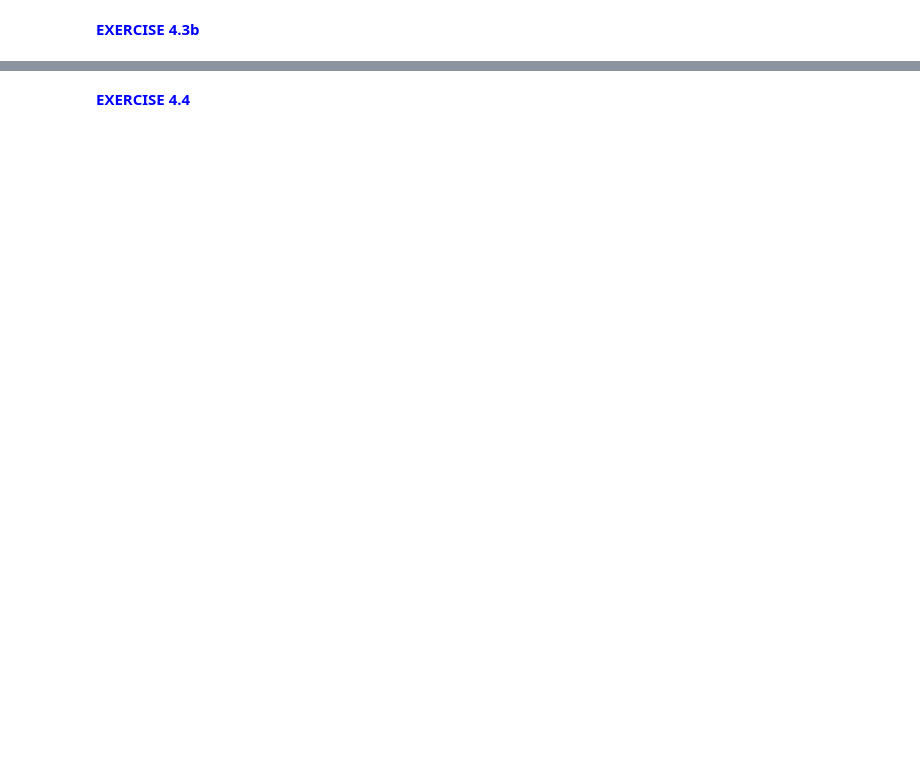
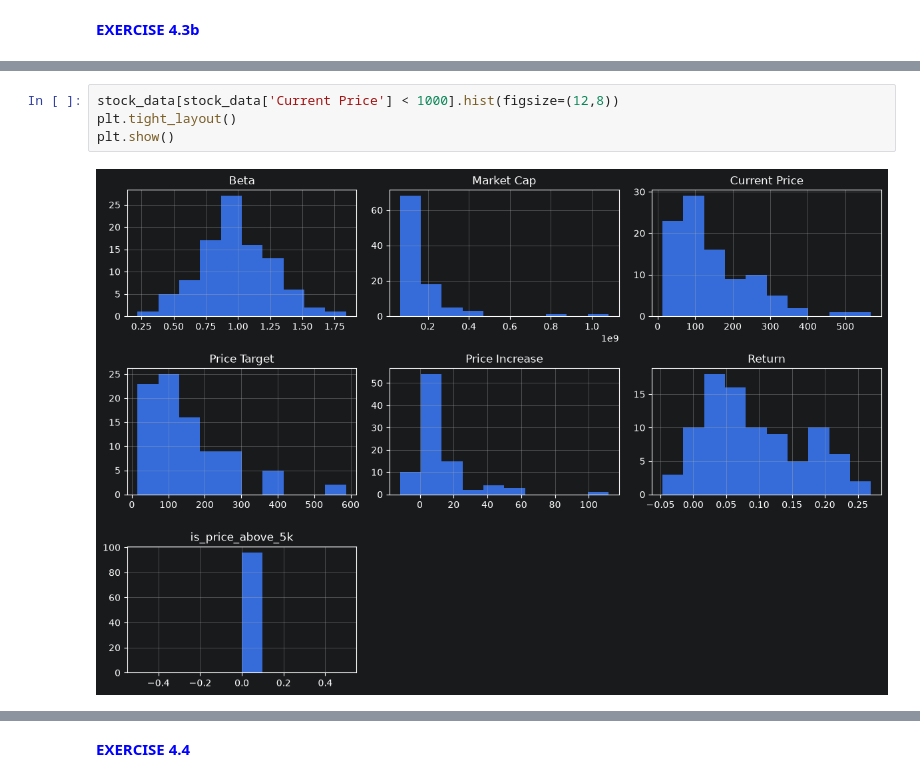
Before and after one commit to Brice-Dev-Lab/PyFi_Coursework, a Jupyter notebook: machine_learning/module_01/notebooks/ML 01. Jupyter Notebook.ipynb, the cells around one changed output, grey strips where cells are left out. Drawn from its saved outputs; the diff is of its cells as text; blank space fills up the shorter version.

```diff
--- a/machine_learning/module_01/notebooks/ML 01. Jupyter Notebook.ipynb
+++ b/machine_learning/module_01/notebooks/ML 01. Jupyter Notebook.ipynb
@@ -320,3 +342,9 @@ plt.show()
 <font color = 'blue'> **EXERCISE 4.3b** </font>
 # %% [markdown]
 ![Exercise 4.3b](../figures/exercise_4_3b.png)
+# %%
+stock_data[stock_data['Current Price'] < 1000].hist(figsize=(12,8))
+plt.tight_layout()
+plt.show()
+# %% [output]
+[figure, added]
```
Also changed, not shown: parts of 16 cells of this notebook.
